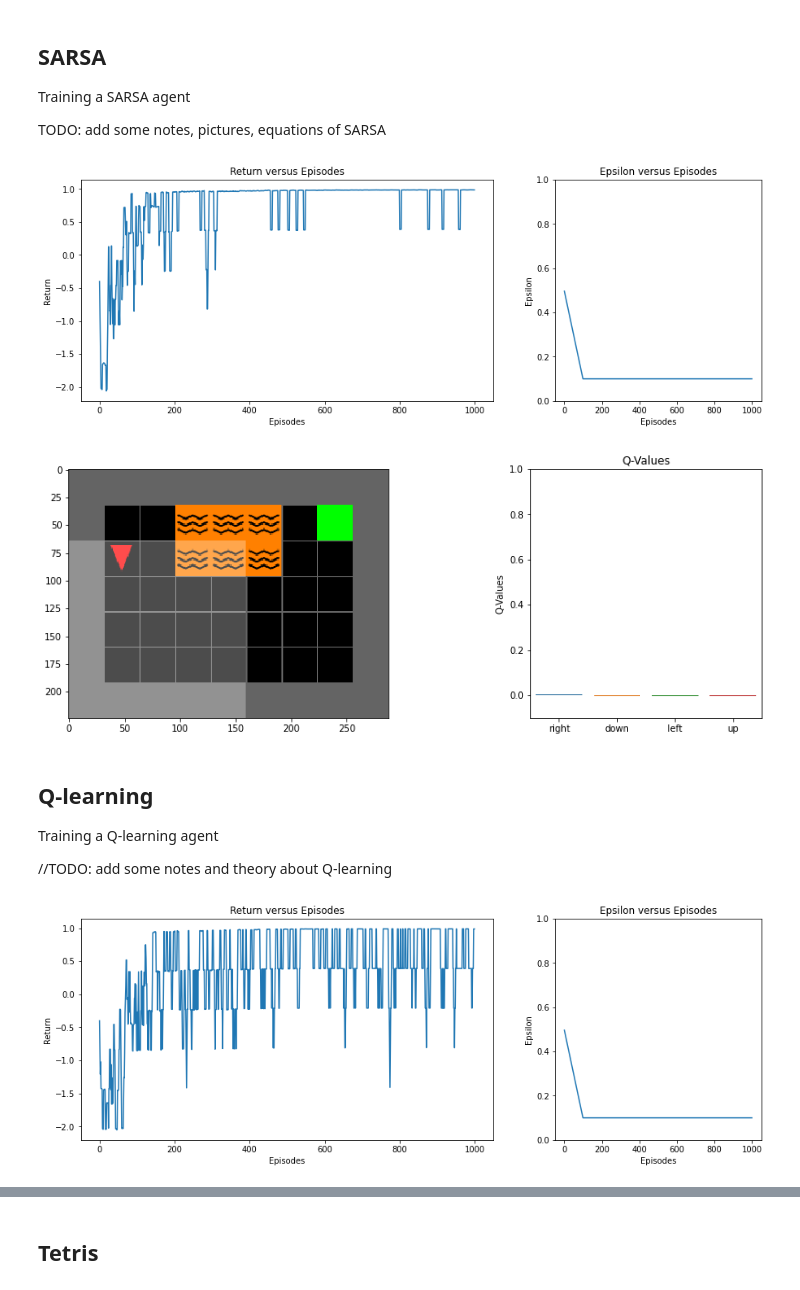
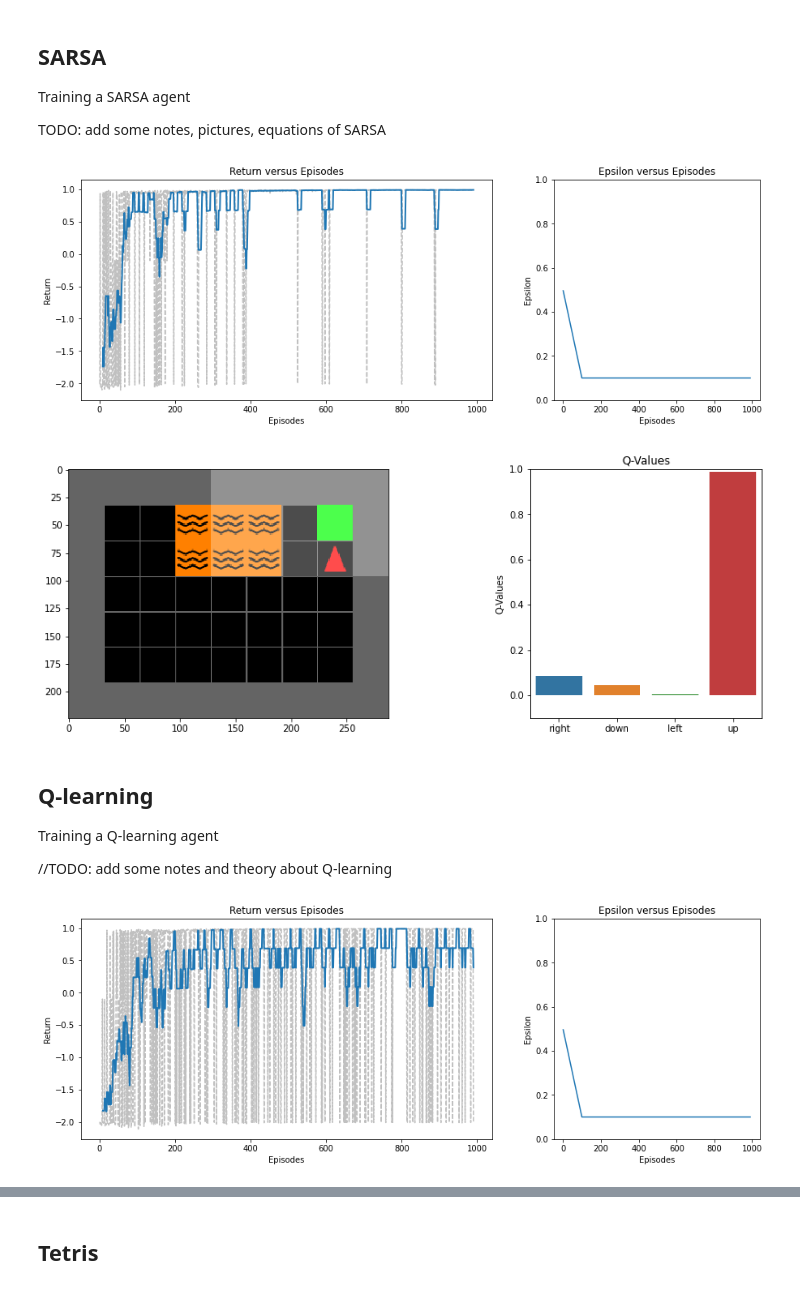
Before and after one commit to ByteFuse/indabax-2021, a Jupyter notebook: rl.ipynb, the cells around one changed output, grey strips where cells are left out. Saved outputs shown, nothing was run; the diff lists cells and outputs as text; code cells hidden in the pictures.

Commit message:
updates to plotting

```diff
--- a/rl.ipynb
+++ b/rl.ipynb
@@ -171,8 +172,8 @@ class Agent:
         self.episodes = episodes
         num_actions = self.env.action_space.n
         self.table = defaultdict(lambda: np.zeros(shape=(num_actions,)))
-        self.rolling_mean = deque(np.zeros(shape=5), maxlen=5)
-        self.rolling_mean_history = []
+
+        self.episode_return_history = []
         self.epsilon_history = []
 
     def get_epsilon(self, episode):
@@ -201,13 +202,14 @@ class Agent:
         ax1.set_xlabel('Episodes')
         ax1.set_ylabel('Return')
         ax1.set_title('Return versus Episodes')
-        ax1.plot(np.array(agent.rolling_mean_history))
+        ax1.plot(np.array(self.episode_return_history), linestyle='dashed', color='silver', lw=1.5)
+        ax1.plot(pd.Series(self.episode_return_history).rolling(window=10).mean().values, lw=2)
         plt.ylim(0, 1)
         ax2.set_xlabel('Episodes')
         ax2.set_ylabel('Epsilon')
         ax2.set_title('Epsilon versus Episodes')
         ax2.plot(self.epsilon_history)
-        plt.pause(0.00001)
+        plt.pause(0.000000001)
 
     def demo_plot(self, state):
         fig, (ax1, ax2) = plt.subplots(nrows=1, ncols=2,figsize=(15,5), gridspec_kw={'width_ratios': [2, 1]})
@@ -217,7 +219,7 @@ class Agent:
 
         ax2.set_ylabel('Q-Values')
         ax2.set_title('Q-Values')
-        sns.barplot(x=['right', 'down', 'left', 'up'], y=agent.table[state], ax = ax2)
+        sns.barplot(x=['right', 'down', 'left', 'up'], y=self.table[state], ax = ax2)
         clear_output(wait = True)
         plt.pause(0.5)
 
@@ -231,7 +233,6 @@ class Agent:
                 self.demo_plot(state)
                 action = self.e_greedy(state,epsilon)
                 next_state, reward, done, _ = self.env.step(action)
-                self.rolling_mean.append(reward)
                 state = next_state
 #                 render(self.env)
             state = self.env.reset()
@@ -256,12 +257,12 @@ class AgentSarsa(Agent):
         state = self.env.reset()
         action = self.e_greedy(state, self.get_epsilon(0))
 
-        episode_reward = 0
+        episode_return = 0
         for ep in range(self.episodes):
             epsilon = self.get_epsilon(ep)
             while not done:
                 next_state, reward, done, _ = self.env.step(action)
-                episode_reward += reward
+                episode_return += reward
                 next_action = self.e_greedy(next_state, epsilon)
                 self.update_sarsa(action, state, next_state,
                                   next_action, reward)
@@ -270,14 +271,14 @@ class AgentSarsa(Agent):
             state = self.env.reset()
             action = self.e_greedy(state, epsilon)
             done = False
-            self.rolling_mean.append(episode_reward)
-            episode_reward = 0
-            self.rolling_mean_history.append(np.mean(self.rolling_mean))
+
+            self.episode_return_history.append(episode_return)
+            episode_return = 0
             self.epsilon_history.append(epsilon)
-
-            self.plot()
+            if ep % 10 == 0:
+                self.plot()
 # %%
-agent = AgentSarsa(env_name='MiniGrid-DistShift1-v0')
-agent.train()
+sarsa_agent = AgentSarsa(env_name='MiniGrid-DistShift1-v0')
+sarsa_agent.train()
 # %% [output]
-[figure, old version]
+[figure, new version]
@@ -286,8 +285,8 @@ sarsa_rolling_mean = agent.rolling_mean_history
 # %%
 plt.close()
-agent.demo(0)
+sarsa_agent.demo(0)
 # %% [output]
-[figure, old version]
+[figure, new version]
 # %% [markdown]
 ## Q-learning
 
@@ -329,5 +329,5 @@ class AgentQL(Agent):
 # %%
-agent = AgentQL(env_name='MiniGrid-DistShift1-v0')
-agent.train()
+q_agent = AgentQL(env_name='MiniGrid-DistShift1-v0')
+q_agent.train()
 # %% [output]
-[figure, old version]
+[figure, new version]
```
Also changed, not shown: parts of 13 cells of this notebook.
